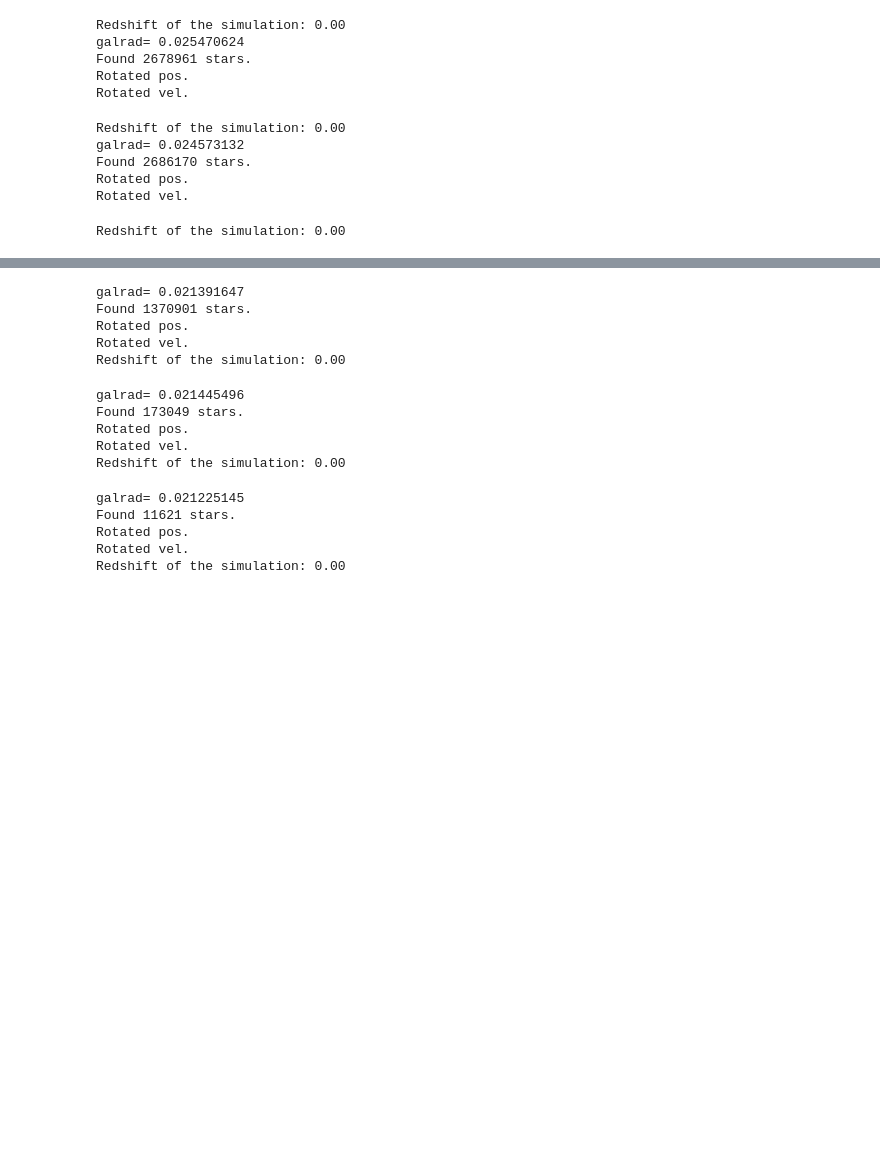
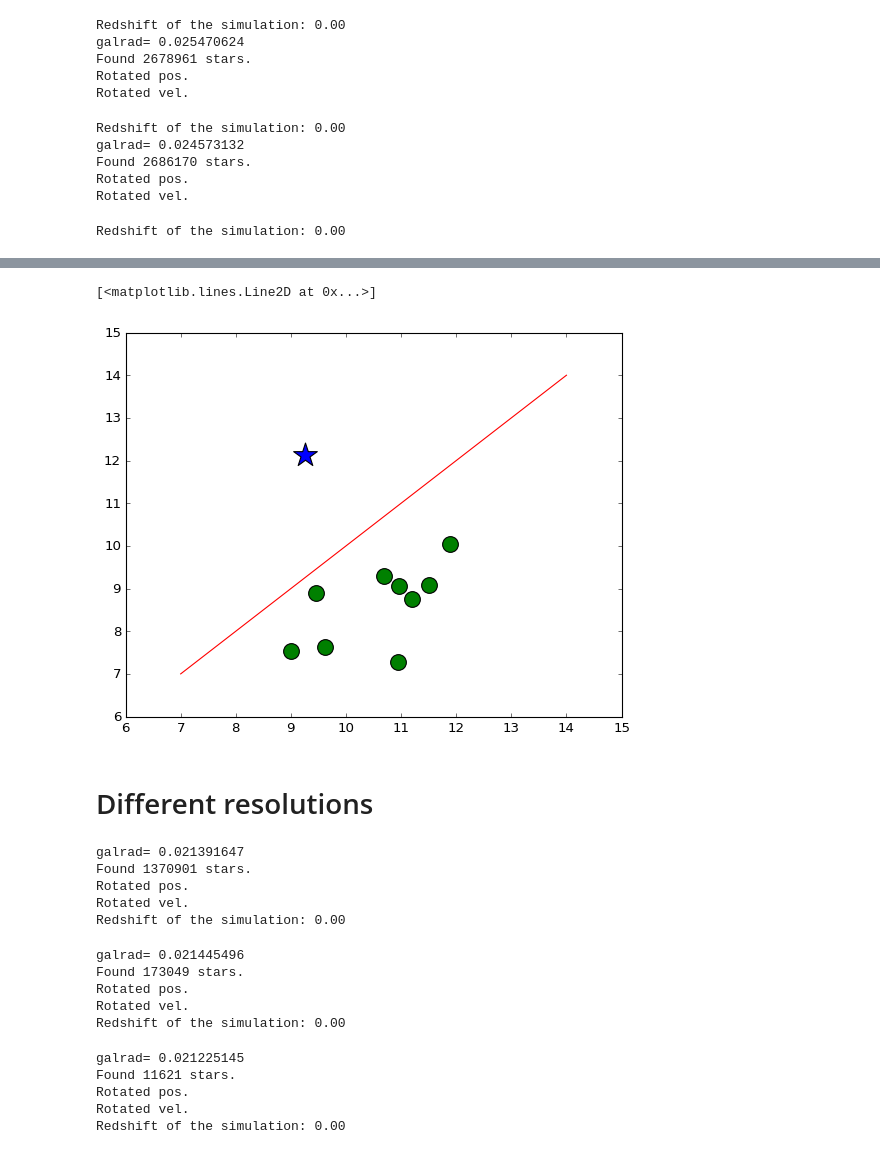
Before and after one commit to pablocoque/post_process_routines, a Jupyter notebook: src/age_distribution.ipynb, the cells around one changed output, grey strips where cells are left out. Saved outputs shown, nothing was run; the diff lists cells and outputs as text; code cells hidden in the pictures; blank space fills up the shorter version.

```diff
--- a/src/age_distribution.ipynb
+++ b/src/age_distribution.ipynb
@@ -514,2 +518,4 @@ BaryonmassRatioAtInfall= 0.37372056
+# %%
+merger_lists = [combine_close_times(arr, threshold=0.4) for arr in merger_lists]
 # %%
 mw_sfr = np.genfromtxt('catalogues_compare/mw_sfr.txt', delimiter=',', usecols=(0,1,3,5))
@@ -542,7 +549,7 @@ for i in range(3):
             for merger in merger_lists[idx]:
                 ax[i,j].axvline(merger, color='m', linestyle=':', linewidth=1.5)#, label='Gas rich merger')
             # ax[i,j].text(0.05, 0.33, simulation_list[idx][:first_char_index(simulation_list[idx], '_')], fontsize=14, ha='left', va='center', color='r')
-            ax[i,j].text(0.05, 0.33, 'Halo '+halo_list[idx], fontsize=14, ha='left', va='center', color='k')
+            ax[i,j].text(0.25, 0.358, 'Halo '+halo_list[idx], fontsize=14, ha='left', va='center', color='k')
 
         # Add top axis for redshift correspondence (log scale for ticks, linear for main axis)
         ax_top = ax[i,j].twiny()
@@ -575,11 +582,11 @@ for i in range(3):
 
         if j==0:
             ax[i,j].set_ylabel(r'$\rm{Age \; Distribution}$', fontsize=16)
-            ax[i,j].set_ylim(0,0.35)
+            ax[i,j].set_ylim(0,0.385)
 
         if j==2:
             axr.set_yscale('log')
-            axr.set_ylim(1e-1, 5e1)
+            axr.set_ylim(1e-1, 5.5e1)
             axr.set_ylabel(r'$\rm{SFR \; [M_\odot yr^{-1}]}$', fontsize=16)
         # elif j==1 and i==4:
         #     axr.set_yscale('log')
@@ -587,7 +594,7 @@ for i in range(3):
         #     axr.set_ylabel(r'$\rm{SFR \; [M_\odot yr^{-1}]}$', fontsize=16)
         else:
             axr.set_yscale('log')
-            axr.set_ylim(1e-1, 5e1)
+            axr.set_ylim(1e-1, 5.5e1)
             axr.set_yticklabels([])
 
         ax[i,j].tick_params(axis='both', which='major', labelsize=14)
@@ -623,0 +771,2 @@ plt.savefig('plots/age_distribution_fiducial_runs_paper.pdf', bbox_inches='tight
+# %%
+median_mergers_time = [np.median(merger) for merger in merger_lists]
@@ -624,3 +849,15 @@ plt.savefig('plots/age_distribution_fiducial_runs_paper.pdf', bbox_inches='tight
+# %%
+plt.scatter(median_mergers_time, fid_median_gcs_wcut, c='g', s=200)
+plt.scatter(mw_merger_median, mw_median, marker='*', s=500)
+# plt.scatter(m31_sfr25, m31_median, marker='s', s=500)
+plt.plot([7,14], [7,14], c='r')
+# plt.xlim(7, 13)
+# plt.ylim(2, 13)
+# %% [output]
+[<matplotlib.lines.Line2D at 0x...>]
+[figure, added]
+# %% [markdown]
+# Different resolutions
 # %%
 simulation_list = ['./level4/Au06_cfea_fiducial', './level5/Au06_e5813_fiducial', './level6/Au06_e5813_fiducial']
 snapshot = 127
```
Also changed, not shown: parts of 24 cells of this notebook, 10 other files.
